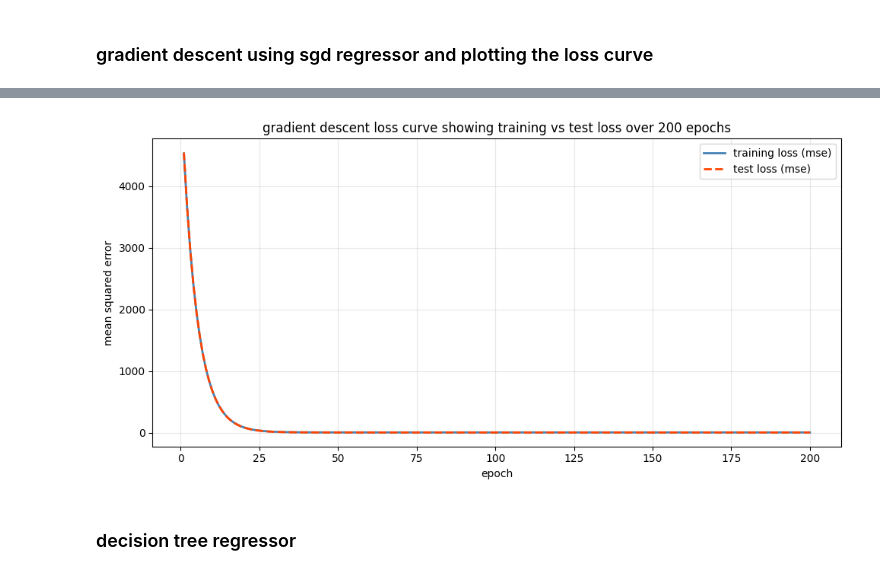
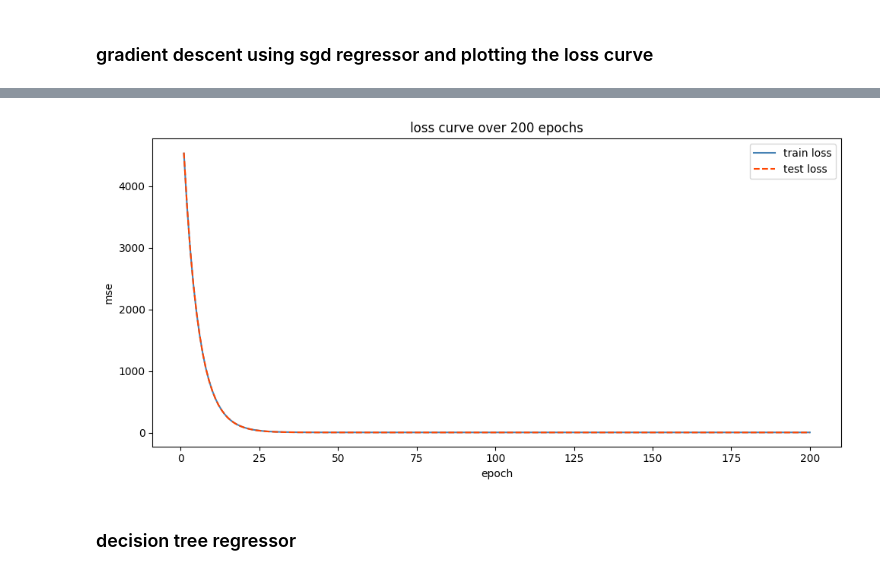
Before and after one commit to mbonikevin/linear_regression_model, a Jupyter notebook: summative/linear_regression/multivariate.ipynb, the cells around one changed output, grey strips where cells are left out. Cells and saved outputs as stored; diff of their text form; code cells hidden in the pictures.

```diff
--- a/summative/linear_regression/multivariate.ipynb
+++ b/summative/linear_regression/multivariate.ipynb
@@ -96,11 +49,4 @@ dtype: int64
 # %%
-# here  I will be separating columns into categorical and numeric so I know what needs encoding later
+# separating columns into categorical and numeric for encoding
 cat_cols = df.select_dtypes(include='object').columns.tolist()
 num_cols = df.select_dtypes(include=['int64', 'float64']).columns.tolist()
-
-print('categorical columns:', cat_cols)
-print('numeric columns:', num_cols)
-print('\n')
-print('unique values in each categorical column:')
-for col in cat_cols:
-    print(col, ':', df[col].unique())
@@ -402,19 +248,15 @@ final test loss after 200 epochs: 3.3964
 # %%
-# loss curve plot to see if the model was actually learning over each epoch
-# if both curves go down and stay close together that
-# means the model is learning and not overfitting
 plt.figure(figsize=(10, 5))
-plt.plot(range(1, n_epochs + 1), train_losses, label='training loss (mse)', color='steelblue', linewidth=2)
-plt.plot(range(1, n_epochs + 1), test_losses, label='test loss (mse)', color='orangered', linewidth=2, linestyle='--')
+plt.plot(range(1, n_epochs + 1), train_losses, label='train loss', color='steelblue')
+plt.plot(range(1, n_epochs + 1), test_losses, label='test loss', color='orangered', linestyle='--')
 plt.xlabel('epoch')
-plt.ylabel('mean squared error')
-plt.title('gradient descent loss curve showing training vs test loss over 200 epochs')
+plt.ylabel('mse')
+plt.title('loss curve over 200 epochs')
 plt.legend()
-plt.grid(True, alpha=0.3)
 plt.tight_layout()
 plt.show()
 # %% [output]
-[figure, old version]
+[figure, new version]
 # %% [markdown]
 ### decision tree regressor
 # %%
```
Also changed, not shown: parts of 21 cells of this notebook, 2 other files.
